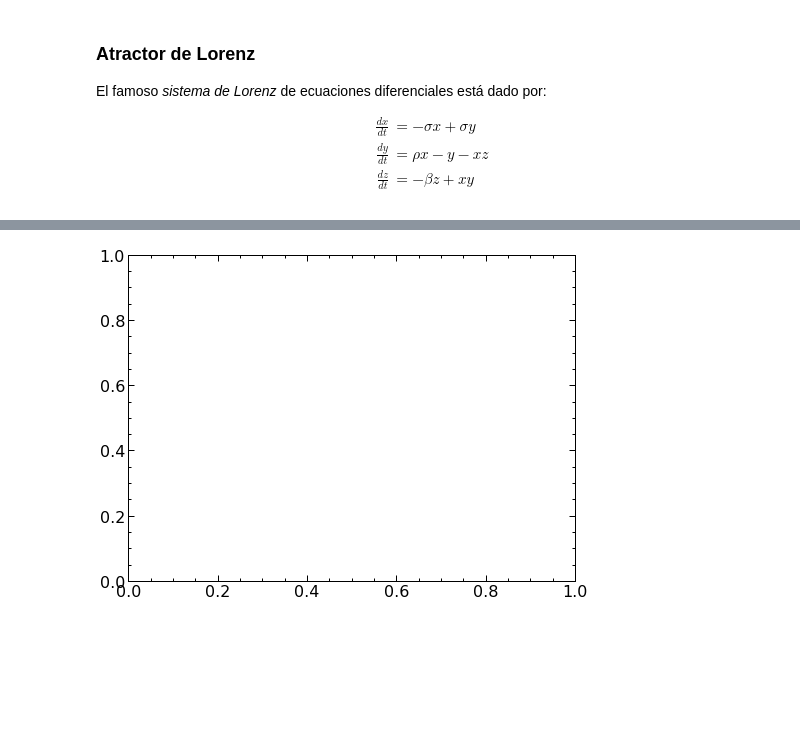
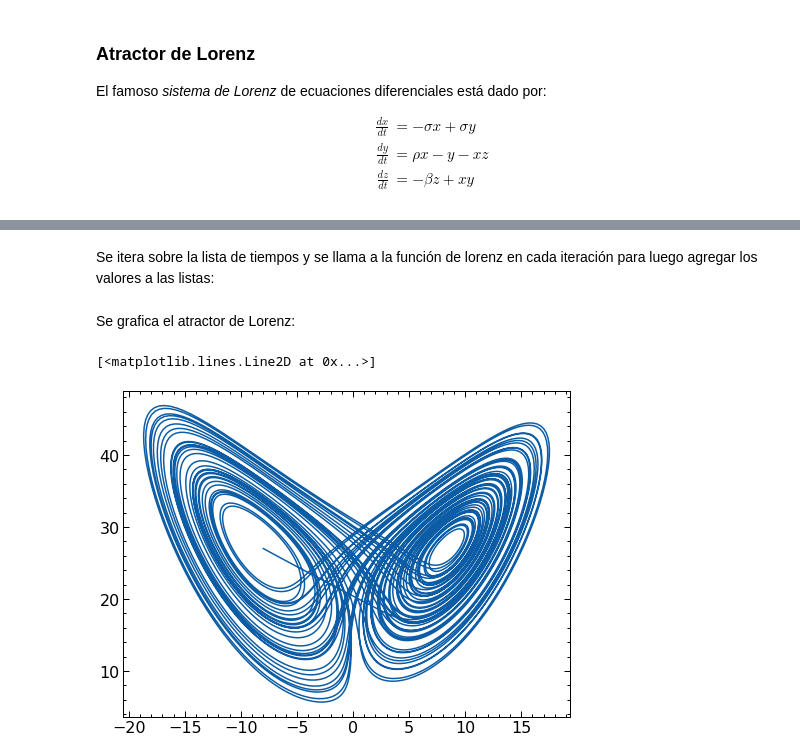
Before and after one commit to JherMik7/euler_Y_Euler_Mejorado, a Jupyter notebook: euler_y_euler_mejorado.ipynb, the cells around one changed output, grey strips where cells are left out. Cells and saved outputs as stored; diff of their text form; code cells hidden in the pictures; blank space fills up the shorter version.

Commit message:
Sistema de Lorenz

```diff
--- a/euler_y_euler_mejorado.ipynb
+++ b/euler_y_euler_mejorado.ipynb
@@ -224 +234,3 @@ tiempo = np.arange(0,600+dt,dt)
+# %% [markdown]
+Se itera sobre la lista de tiempos y se llama a la función de lorenz en cada iteración para luego agregar los valores a las listas:
 # %%
@@ -228,15 +240,9 @@ for i in range(6000):
     ys.append(ys[i]+y_derivada*dt)
     zs.append(zs[i]+z_derivada*dt)
-# %%
-fig = plt.figure()
-ax = fig.gca()
-
-def actualizar(i):
-    ax.clear()
-    ax.plot(xs[:i], zs[:1])
-
-
-ani = animation.FuncAnimation(fig, actualizar, range(0,len(xs)))
-plt.show()
-# %% [output]
-[figure, removed]
+# %% [markdown]
+Se grafica el atractor de Lorenz:
+# %%
+plt.plot(xs,zs, '-', linewidth = 1.5)
+# %% [output]
+[<matplotlib.lines.Line2D at 0x...>]
+[figure, added]
```
Also changed, not shown: parts of 12 cells of this notebook, 3 other files.
